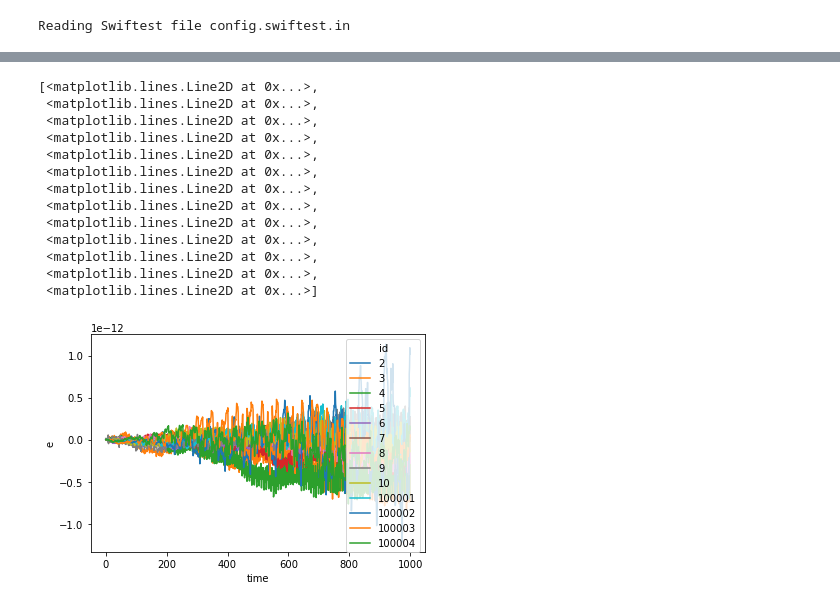
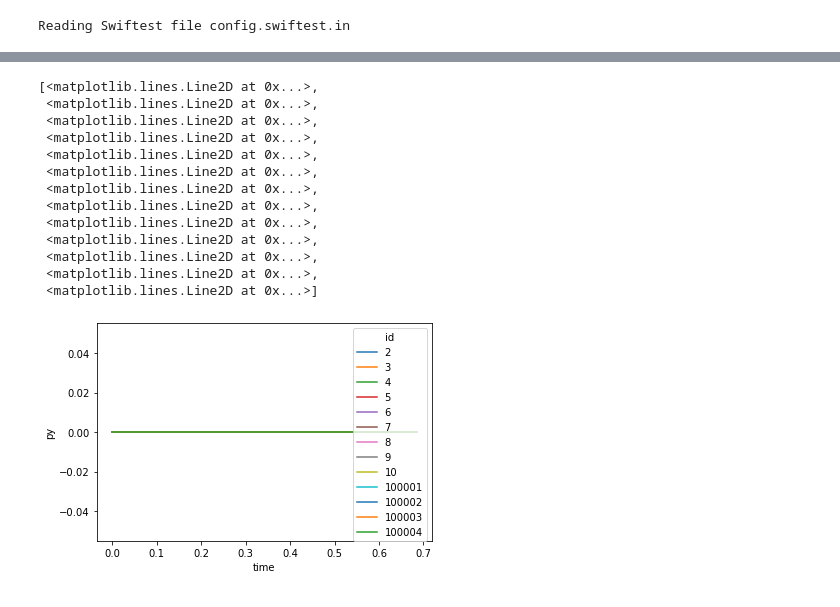
Before and after one commit to MintonGroup/swiftest, a Jupyter notebook: examples/whm_swifter_comparison/whm_swiftest_vs_swifter.ipynb, the cells around one changed output, grey strips where cells are left out. Drawn from its saved outputs; the diff is of its cells as text; code cells hidden in the pictures.

```diff
--- a/examples/whm_swifter_comparison/whm_swiftest_vs_swifter.ipynb
+++ b/examples/whm_swifter_comparison/whm_swiftest_vs_swifter.ipynb
@@ -41,0 +19,2 @@ Data variables:
+# %%
+swiftdiff = swiftestdat - swifterdat
@@ -59,17 +55,17 @@ da.plot.line(x="time")
 # %%
-de.plot.line(x="time")
+swiftdiff['py'].plot.line(x="time")
 # %% [output]
 [<matplotlib.lines.Line2D at 0x...>,
  <matplotlib.lines.Line2D at 0x...>,
  <matplotlib.lines.Line2D at 0x...>,
  <matplotlib.lines.Line2D at 0x...>,
  <matplotlib.lines.Line2D at 0x...>,
  <matplotlib.lines.Line2D at 0x...>,
  <matplotlib.lines.Line2D at 0x...>,
  <matplotlib.lines.Line2D at 0x...>,
  <matplotlib.lines.Line2D at 0x...>,
  <matplotlib.lines.Line2D at 0x...>,
  <matplotlib.lines.Line2D at 0x...>,
  <matplotlib.lines.Line2D at 0x...>,
  <matplotlib.lines.Line2D at 0x...>]
-[figure, old version]
+[figure, new version]
```
Also changed, not shown: parts of 8 cells of this notebook, 3 other files.
